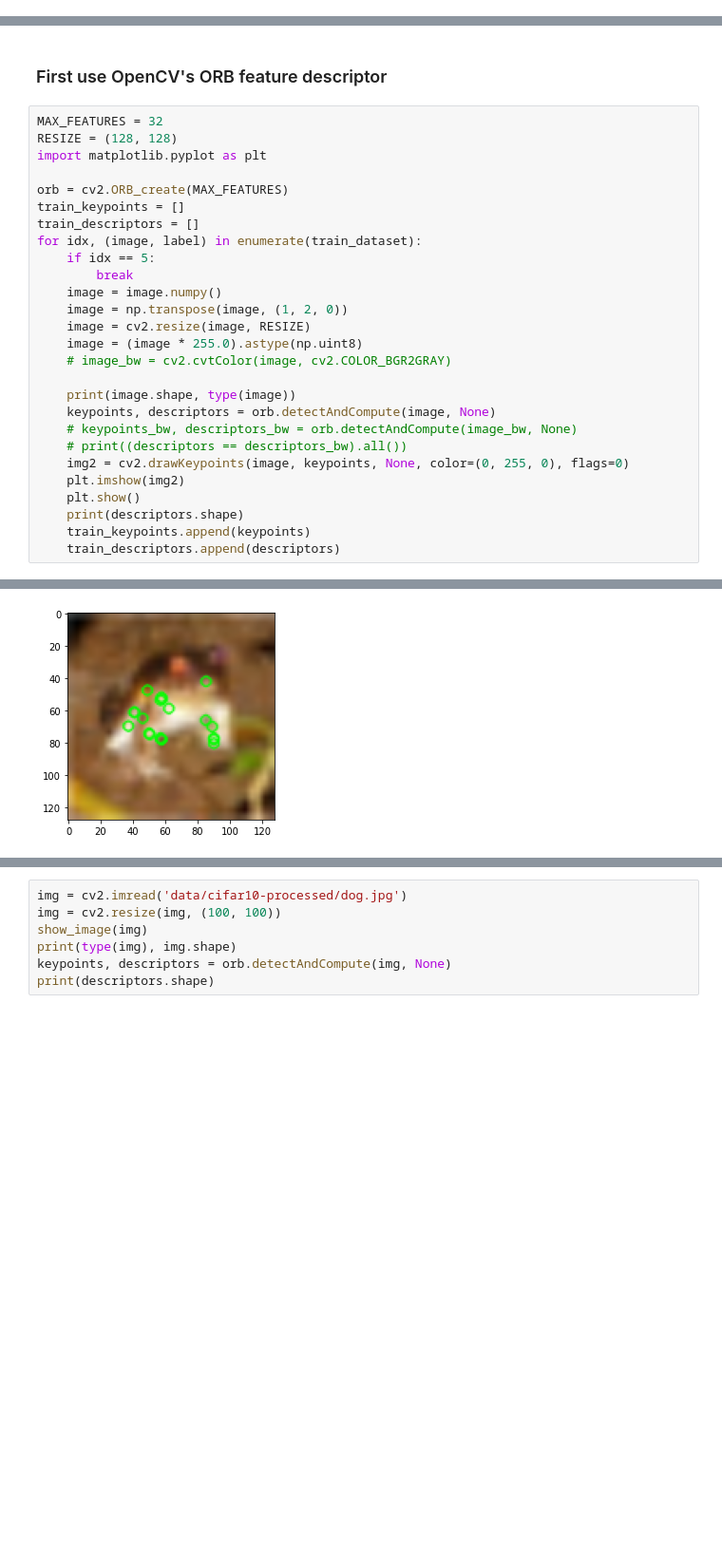
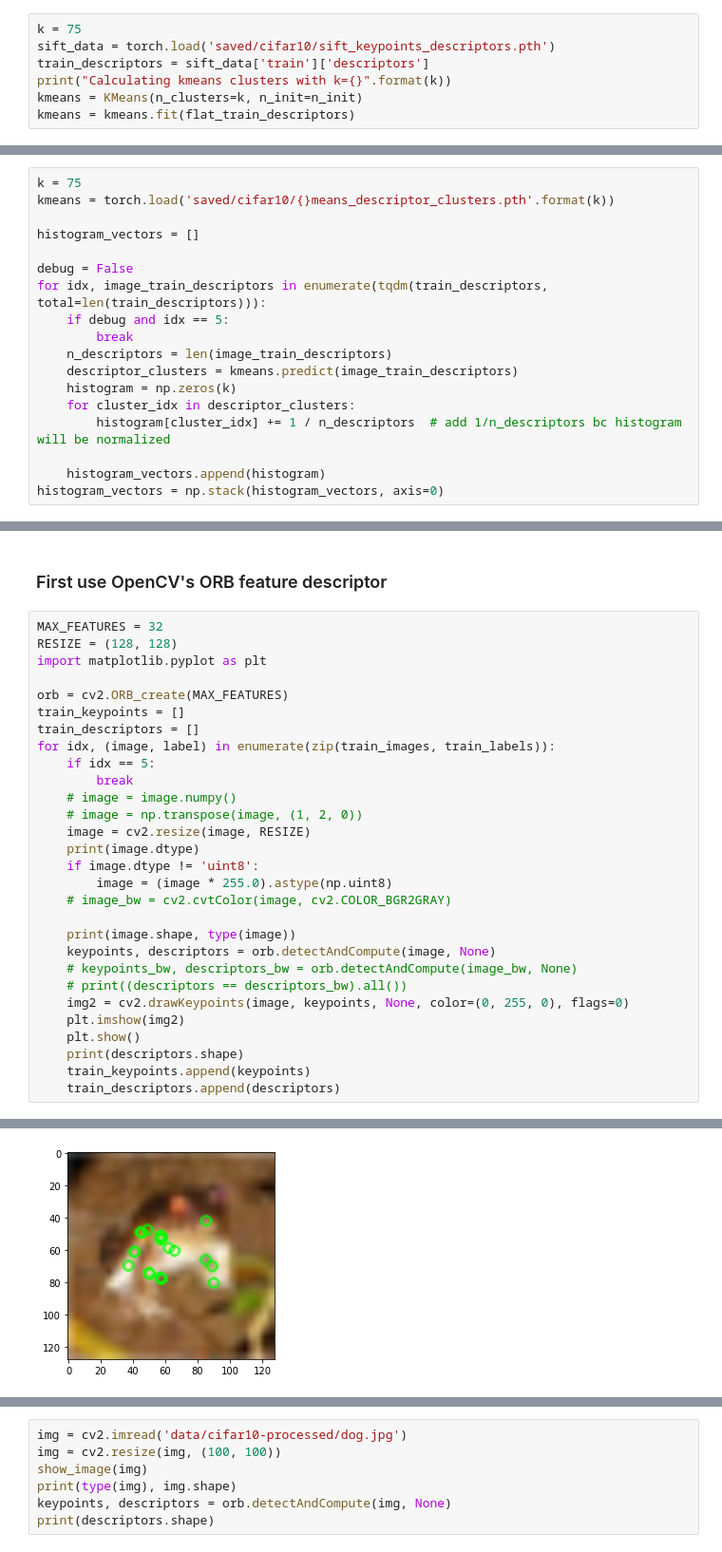
Before and after one commit to allisonchen23/explain-alignment, a Jupyter notebook: cifar10.ipynb, the cells around one changed output, grey strips where cells are left out. Shown at 95% size. Cells and saved outputs as stored; diff of their text form; blank space fills up the shorter version.

```diff
--- a/cifar10.ipynb
+++ b/cifar10.ipynb
@@ -91,0 +264,7 @@ test_dataset = CIFAR10(
+# %%
+k = 75
+sift_data = torch.load('saved/cifar10/sift_keypoints_descriptors.pth')
+train_descriptors = sift_data['train']['descriptors']
+print("Calculating kmeans clusters with k={}".format(k))
+kmeans = KMeans(n_clusters=k, n_init=n_init)
+kmeans = kmeans.fit(flat_train_descriptors)
@@ -91,0 +284,18 @@ test_dataset = CIFAR10(
+# %%
+k = 75
+kmeans = torch.load('saved/cifar10/{}means_descriptor_clusters.pth'.format(k))
+
+histogram_vectors = []
+
+debug = False
+for idx, image_train_descriptors in enumerate(tqdm(train_descriptors, total=len(train_descriptors))):
+    if debug and idx == 5:
+        break
+    n_descriptors = len(image_train_descriptors)
+    descriptor_clusters = kmeans.predict(image_train_descriptors)
+    histogram = np.zeros(k)
+    for cluster_idx in descriptor_clusters:
+        histogram[cluster_idx] += 1 / n_descriptors  # add 1/n_descriptors bc histogram will be normalized
+
+    histogram_vectors.append(histogram)
+histogram_vectors = np.stack(histogram_vectors, axis=0)
@@ -99,13 +328,15 @@ import matplotlib.pyplot as plt
 orb = cv2.ORB_create(MAX_FEATURES)
 train_keypoints = []
 train_descriptors = []
-for idx, (image, label) in enumerate(train_dataset):
+for idx, (image, label) in enumerate(zip(train_images, train_labels)):
     if idx == 5:
         break
-    image = image.numpy()
-    image = np.transpose(image, (1, 2, 0))
+    # image = image.numpy()
+    # image = np.transpose(image, (1, 2, 0))
     image = cv2.resize(image, RESIZE)
-    image = (image * 255.0).astype(np.uint8)
+    print(image.dtype)
+    if image.dtype != 'uint8':
+        image = (image * 255.0).astype(np.uint8)
     # image_bw = cv2.cvtColor(image, cv2.COLOR_BGR2GRAY)
 
     print(image.shape, type(image))
@@ -124 +355 @@ True
-[figure, old version]
+[figure, new version]
```
Also changed, not shown: parts of 18 cells of this notebook, 1 other file.
